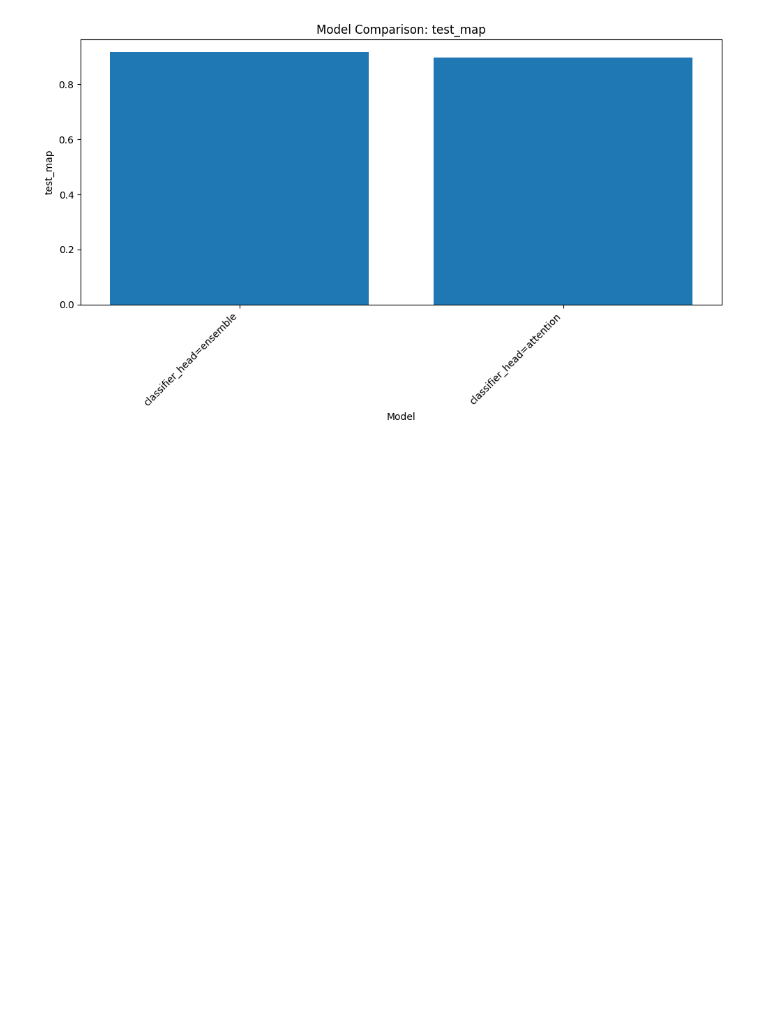
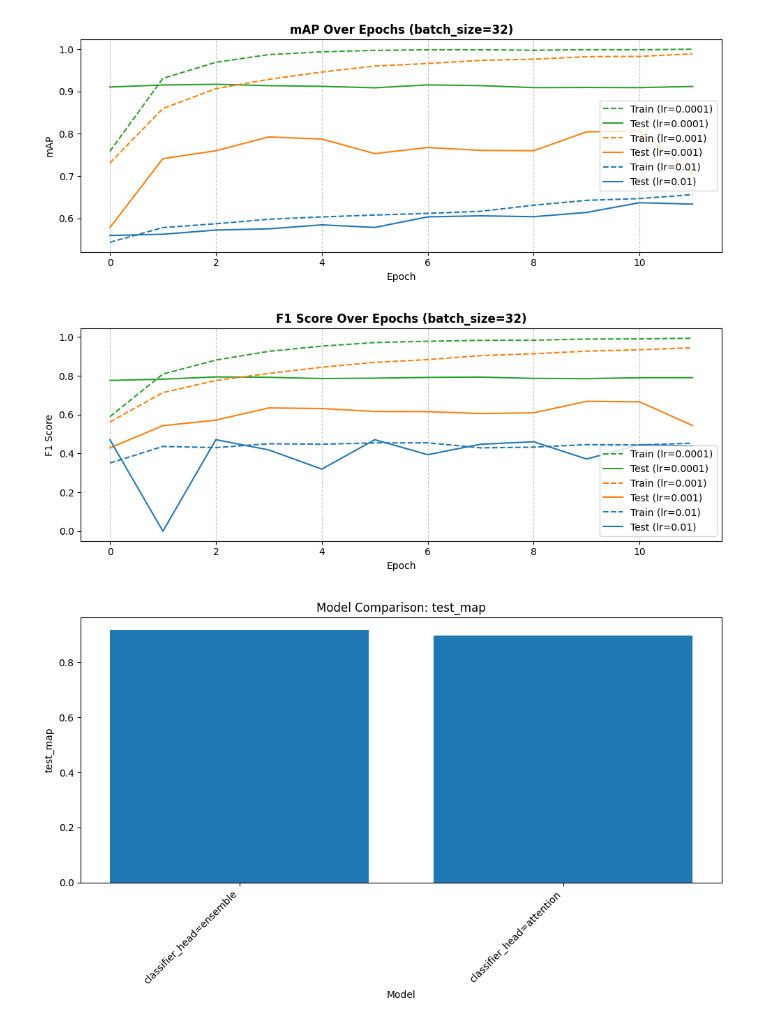
Before and after one commit to ZachParent/mai-object-recognition, a Jupyter notebook: practicals/p1/notes/1.1_results_analysis.ipynb, the cells around one changed output. Cells and saved outputs as stored; diff of their text form; code cells hidden in the pictures; blank space fills up the shorter version.

```diff
--- a/practicals/p1/notes/1.1_results_analysis.ipynb
+++ b/practicals/p1/notes/1.1_results_analysis.ipynb
@@ -100,3 +152,44 @@ for metric in metrics:
+# %%
+# Get best batch size based on test_map
+best_batch_size = hyperparameter_performance.groupby('title').agg({'test_map': 'mean'}).idxmax()['test_map']
+best_batch_size = int(best_batch_size.split('=')[1].split(',')[0])
+
+# Plot learning curves for both metrics
+metrics = [
+    {'name': 'map', 'display': 'mAP'},
+    {'name': 'f1', 'display': 'F1 Score'}
+]
+colors = ['#2ca02c', '#ff7f0e', '#1f77b4']
+
+for metric in metrics:
+    plt.figure(figsize=(10, 4))
+
+    for i, lr in enumerate([0.0001, 0.001, 0.01]):
+        model_id = hyperparameter_performance[
+            hyperparameter_performance['title'].str.contains(f'batch_size={best_batch_size}') &
+            hyperparameter_performance['title'].str.contains(f'learning_rate={lr}')
+        ].iloc[0]['id']
+
+        history_path = HISTORIES_DIR / f"{model_id:02d}-batch_size={best_batch_size}, learning_rate={lr}.csv"
+        history = pd.read_csv(history_path)
+
+        train_col = f'train_{metric["name"]}'
+        test_col = f'test_{metric["name"]}'
+
+        plt.plot(history[train_col], label=f'Train (lr={lr})', linestyle='--', color=colors[i])
+        plt.plot(history[test_col], label=f'Test (lr={lr})', linestyle='-', color=colors[i])
+
+    plt.title(f'{metric["display"]} Over Epochs (batch_size={best_batch_size})', fontsize=12, fontweight='bold')
+    plt.xlabel('Epoch')
+    plt.ylabel(metric["display"])
+    plt.grid(axis='x', linestyle='--', alpha=0.7)
+    plt.legend()
+    plt.tight_layout()
+    plt.savefig(FIGURES_DIR / f"best_batch_size_{metric['name']}_learning_curves.png")
+    plt.show()
+# %% [output]
+[figure, added]
+[figure, added]
 # %%
 classifier_head_performance_path = RESULTS_DIR / "classifier_head-experiments.csv"
 classifier_head_performance = pd.read_csv(classifier_head_performance_path)
```
Also changed, not shown: parts of 7 cells of this notebook, 5 other files.
